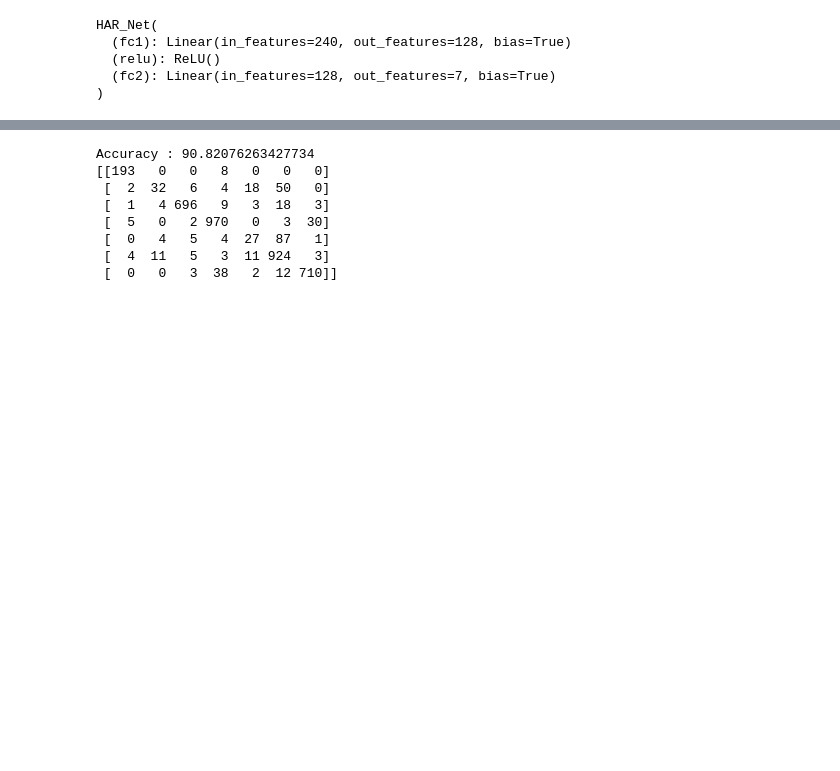
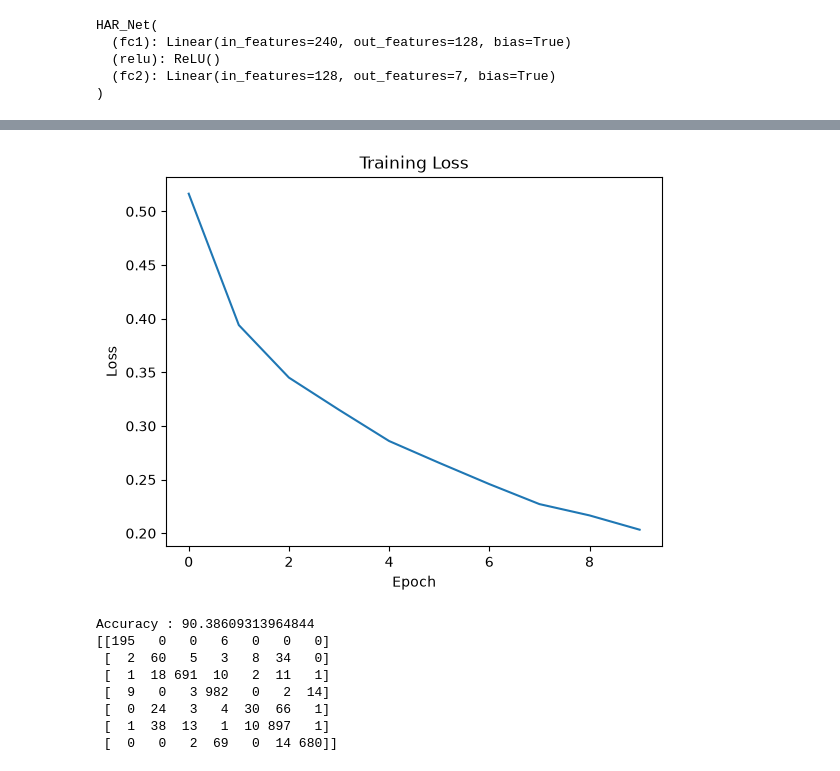
Before and after one commit to vishal-95-um/ml-models, a Jupyter notebook: 04_neural_network/02_har_neural_network/har_neural_network.ipynb, the cells around one changed output, grey strips where cells are left out. Drawn from its saved outputs; the diff is of its cells as text; code cells hidden in the pictures; blank space fills up the shorter version.

```diff
--- a/04_neural_network/02_har_neural_network/har_neural_network.ipynb
+++ b/04_neural_network/02_har_neural_network/har_neural_network.ipynb
@@ -138,6 +138,7 @@ optimizer = torch.optim.Adam(
 )
 
 num_epochs = 10
+loss_history = []
 
 for epochs in range(num_epochs):
 
@@ -159,9 +160,11 @@ for epochs in range(num_epochs):
 
     total_loss += loss.item() #.item() converts tensor containing one number to normal python number
 
-    average_loss = total_loss / len(train_loader)
+  average_loss = total_loss / len(train_loader)
 
-    print(
+  loss_history.append(average_loss)
+
+  print(
         f"Epoch {epochs + 1}/{num_epochs}, "
         f"Loss: {average_loss:.4f}"
     )
@@ -168,3 +182,15 @@ for epochs in range(num_epochs):
+# %%
+import matplotlib.pyplot as plt
+
+plt.plot(loss_history)
+
+plt.xlabel("Epoch")
+plt.ylabel("Loss")
+plt.title("Training Loss")
+
+plt.show()
+# %% [output]
+[figure, added]
 # %%
 # Evaluation of model
 
@@ -187,11 +213,11 @@ with torch.no_grad(): # dont calculate or store the gradients
 
     print(cm)
 # %% [output]
-Accuracy : 90.82076263427734
-[[193   0   0   8   0   0   0]
- [  2  32   6   4  18  50   0]
- [  1   4 696   9   3  18   3]
- [  5   0   2 970   0   3  30]
- [  0   4   5   4  27  87   1]
- [  4  11   5   3  11 924   3]
- [  0   0   3  38   2  12 710]]
+Accuracy : 90.38609313964844
+[[195   0   0   6   0   0   0]
+ [  2  60   5   3   8  34   0]
+ [  1  18 691  10   2  11   1]
+ [  9   0   3 982   0   2  14]
+ [  0  24   3   4  30  66   1]
+ [  1  38  13   1  10 897   1]
+ [  0   0   2  69   0  14 680]]
```
Also changed, not shown: parts of 2 cells of this notebook.
